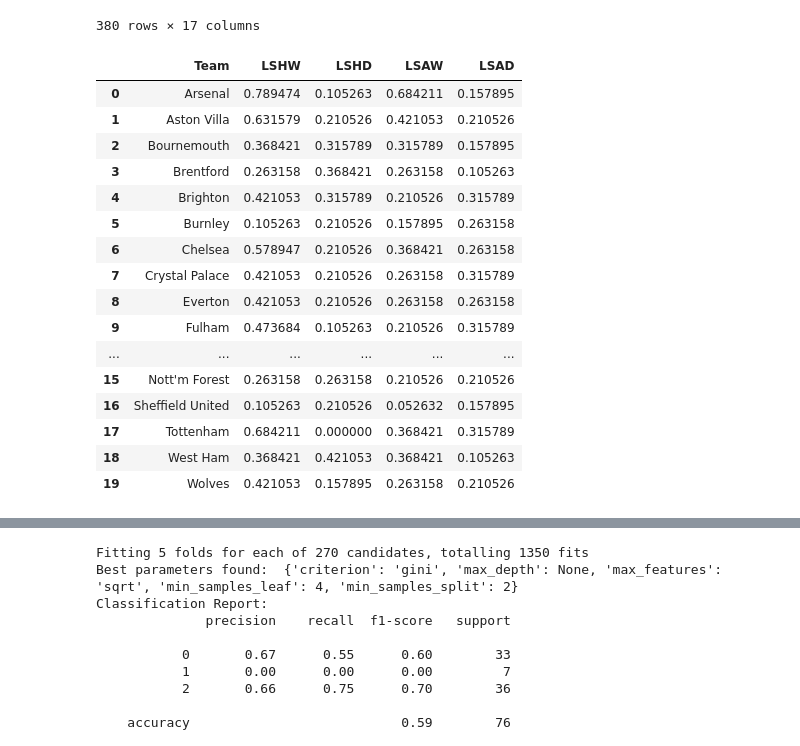
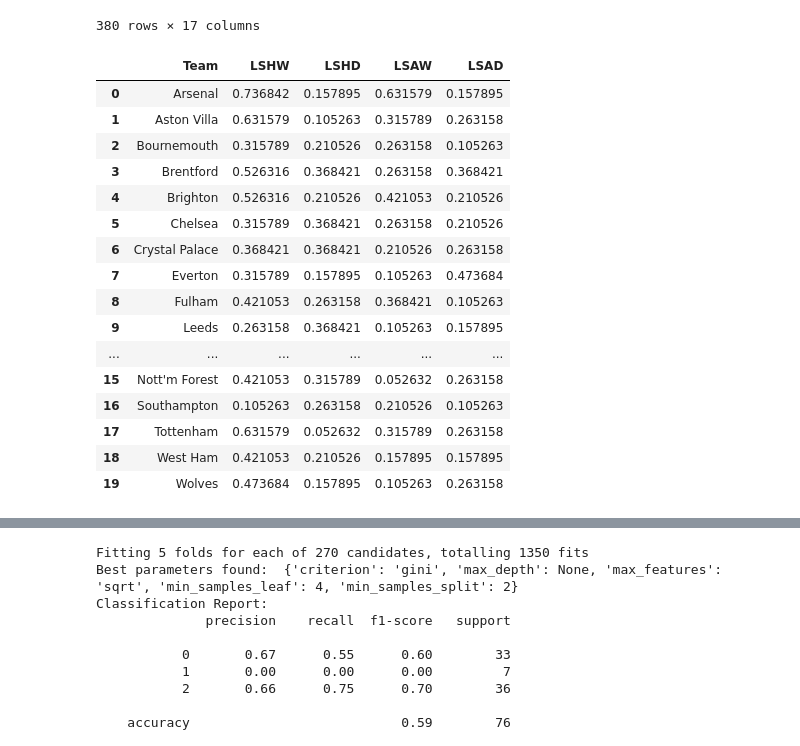
Before and after one commit to hoanghelloworld/match_football_prediction, a Jupyter notebook: all_models.ipynb, the cells around one changed output, grey strips where cells are left out. Drawn from its saved outputs; the diff is of its cells as text; code cells hidden in the pictures.

```diff
--- a/all_models.ipynb
+++ b/all_models.ipynb
@@ -70,51 +62,51 @@ data
 380 rows × 17 columns
 # %%
 # Đọc file dữ liệu mùa giải trước và chuyển vào dataframe
-last_season = 'EPL23-24.csv'
+last_season = 'EPL22-23.csv'
 last_season = pd.read_csv(last_season)  # Đọc file CSV vào dataframe last_season
 
 # Điền giá trị 0 vào các ô bị thiếu
 last_season = last_season.fillna(0)  # Điền giá trị 0 vào các ô trống trong dataframe last_season
 
 # Tính tỷ lệ thắng trên sân nhà của mỗi đội từ cột 'FTR' (Full Time Result)
 home_win = last_season.groupby('HomeTeam')['FTR'].apply(lambda x: (x == 'H').mean())
 # Tính tỷ lệ hòa trên sân nhà của mỗi đội từ cột 'FTR'
 home_draw = last_season.groupby('HomeTeam')['FTR'].apply(lambda x: (x == 'D').mean())
 # Tính tỷ lệ thắng trên sân khách của mỗi đội từ cột 'FTR'
 away_win = last_season.groupby('AwayTeam')['FTR'].apply(lambda x: (x == 'A').mean())
 # Tính tỷ lệ hòa trên sân khách của mỗi đội từ cột 'FTR'
 away_draw = last_season.groupby('AwayTeam')['FTR'].apply(lambda x: (x == 'D').mean())
 
 # Tạo DataFrame mới từ các Series trên
 last_season_stats = pd.DataFrame({
     'LSHW': home_win,  # LSHW: Tỷ lệ thắng trên sân nhà mùa trước
     'LSHD': home_draw, # LSHD: Tỷ lệ hòa trên sân nhà mùa trước
     'LSAW': away_win,  # LSAW: Tỷ lệ thắng trên sân khách mùa trước
     'LSAD': away_draw  # LSAD: Tỷ lệ hòa trên sân khách mùa trước
 }).reset_index()
 
 # Đổi tên cột 'index' thành 'Team' để dễ dàng merge
 last_season_stats.rename(columns={'index': 'Team'}, inplace=True)
 
 last_season_stats
 # %% [output]
 |  | Team | LSHW | LSHD | LSAW | LSAD |
-| 0 | Arsenal | 0.789474 | 0.105263 | 0.684211 | 0.157895 |
-| 1 | Aston Villa | 0.631579 | 0.210526 | 0.421053 | 0.210526 |
-| 2 | Bournemouth | 0.368421 | 0.315789 | 0.315789 | 0.157895 |
-| 3 | Brentford | 0.263158 | 0.368421 | 0.263158 | 0.105263 |
-| 4 | Brighton | 0.421053 | 0.315789 | 0.210526 | 0.315789 |
-| 5 | Burnley | 0.105263 | 0.210526 | 0.157895 | 0.263158 |
-| 6 | Chelsea | 0.578947 | 0.210526 | 0.368421 | 0.263158 |
-| 7 | Crystal Palace | 0.421053 | 0.210526 | 0.263158 | 0.315789 |
-| 8 | Everton | 0.421053 | 0.210526 | 0.263158 | 0.263158 |
-| 9 | Fulham | 0.473684 | 0.105263 | 0.210526 | 0.315789 |
+| 0 | Arsenal | 0.736842 | 0.157895 | 0.631579 | 0.157895 |
+| 1 | Aston Villa | 0.631579 | 0.105263 | 0.315789 | 0.263158 |
+| 2 | Bournemouth | 0.315789 | 0.210526 | 0.263158 | 0.105263 |
+| 3 | Brentford | 0.526316 | 0.368421 | 0.263158 | 0.368421 |
+| 4 | Brighton | 0.526316 | 0.210526 | 0.421053 | 0.210526 |
+| 5 | Chelsea | 0.315789 | 0.368421 | 0.263158 | 0.210526 |
+| 6 | Crystal Palace | 0.368421 | 0.368421 | 0.210526 | 0.263158 |
+| 7 | Everton | 0.315789 | 0.157895 | 0.105263 | 0.473684 |
+| 8 | Fulham | 0.421053 | 0.263158 | 0.368421 | 0.105263 |
+| 9 | Leeds | 0.263158 | 0.368421 | 0.105263 | 0.157895 |
 | ... | ... | ... | ... | ... | ... |
-| 15 | Nott'm Forest | 0.263158 | 0.263158 | 0.210526 | 0.210526 |
-| 16 | Sheffield United | 0.105263 | 0.210526 | 0.052632 | 0.157895 |
-| 17 | Tottenham | 0.684211 | 0.000000 | 0.368421 | 0.315789 |
-| 18 | West Ham | 0.368421 | 0.421053 | 0.368421 | 0.105263 |
-| 19 | Wolves | 0.421053 | 0.157895 | 0.263158 | 0.210526 |
+| 15 | Nott'm Forest | 0.421053 | 0.315789 | 0.052632 | 0.263158 |
+| 16 | Southampton | 0.105263 | 0.263158 | 0.210526 | 0.105263 |
+| 17 | Tottenham | 0.631579 | 0.052632 | 0.315789 | 0.263158 |
+| 18 | West Ham | 0.421053 | 0.210526 | 0.157895 | 0.157895 |
+| 19 | Wolves | 0.473684 | 0.157895 | 0.105263 | 0.263158 |
 # %%
 # Lấy danh sách các đội từ cột 'HomeTeam' trong dữ liệu
 teams = data['HomeTeam'].unique()
```
Also changed, not shown: parts of 19 cells of this notebook, 2 other files.
